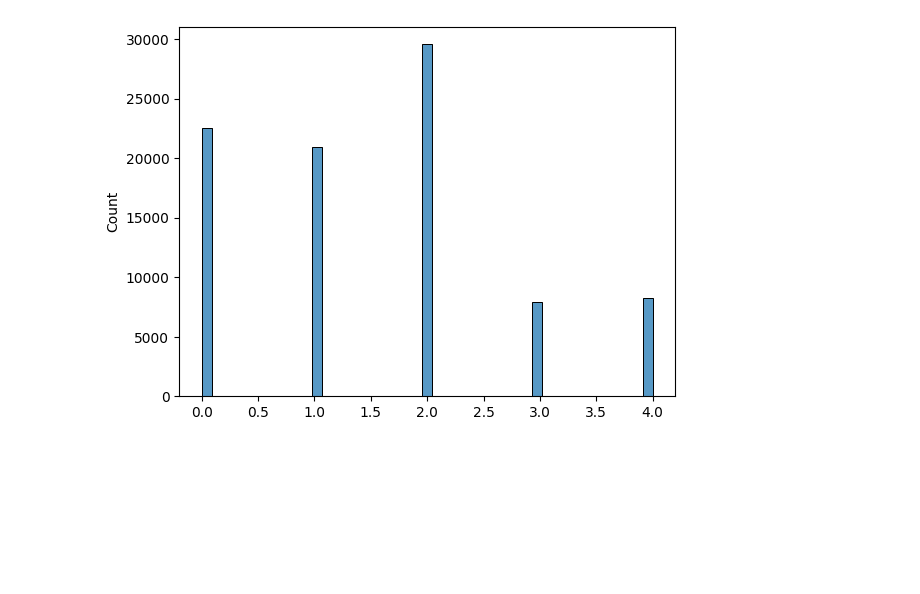
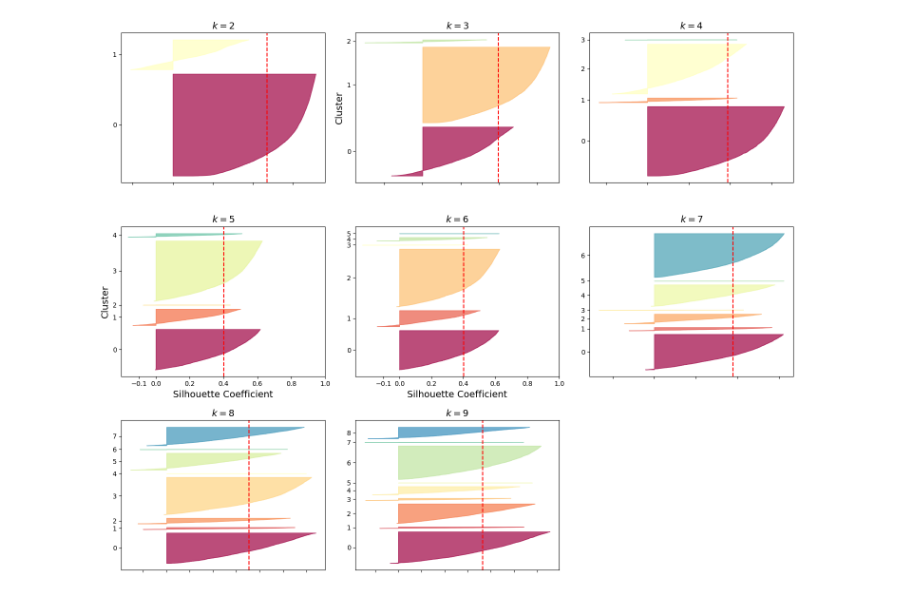
Before and after one commit to MichauJ/Learning-ML, a Jupyter notebook: Clustering exercises.ipynb, the cells around one changed output. Saved outputs shown, nothing was run; the diff lists cells and outputs as text; code cells hidden in the pictures; blank space fills up the shorter version.

```diff
--- a/Clustering exercises.ipynb
+++ b/Clustering exercises.ipynb
@@ -28,18 +204,15 @@ pca.variance
+# %%
+from sklearn.metrics import silhouette_score
+k_values = range(2, 10)
+inertias,silhouettes = [],[]
 # %%
-# Lista do przechowywania wartości bezwładności
-inertias = []
-
-# Zakres liczby klastrów
-k_values = range(1, 10)
-
 # Oblicz bezwładność dla każdej wartości k
 for k in k_values:
     pipeline = make_pipeline(
         StandardScaler(),
-        PCA(n_components=2),
         KMeans(n_clusters=k, random_state=42)
     )
-    pipeline.fit(df)
+    pipeline.fit(X)
     # Pobierz model KMeans z pipeline
     kmeans_model = pipeline.named_steps['kmeans']
     inertias.append(kmeans_model.inertia_)
@@ -47,9 +220,9 @@ for k in k_values:
 # Narysuj wykres
 plt.figure(figsize=(8, 5))
 plt.plot(k_values, inertias, marker='o')
-plt.title('Wykres bezwładności w funkcji liczby klastrów k')
-plt.xlabel('Liczba klastrów k')
-plt.ylabel('Bezwładność (inertia)')
+plt.title('Inertia in the function of number of k')
+plt.xlabel('N clusters')
+plt.ylabel('Inertia')
 plt.xticks(k_values)
 plt.grid(True)
 plt.tight_layout()
@@ -127,3 +270,62 @@ plt.show()
 # %%
-sns.histplot(y_pred)
+import numpy as np
+import matplotlib.pyplot as plt
+from sklearn.cluster import KMeans
+from sklearn.preprocessing import StandardScaler
+from sklearn.metrics import silhouette_score, silhouette_samples
+from matplotlib.ticker import FixedLocator, FixedFormatter
+import math
+
+# Assume X is defined
+scaler = StandardScaler()
+X_scaled = scaler.fit_transform(X)
+
+# Use k=2 to 9
+#k_values = list(range(2, 10))
+
+# Fit KMeans and compute silhouette scores
+kmeans_per_k = [KMeans(n_clusters=k, n_init=10, random_state=42).fit(X_scaled) for k in k_values]
+silhouette_scores = [silhouette_score(X_scaled, model.labels_) for model in kmeans_per_k]
+
+# Plotting
+cols = 3
+rows = math.ceil(len(k_values) / cols)
+plt.figure(figsize=(5 * cols, 4 * rows))
+
+for i, k in enumerate(k_values):
+    plt.subplot(rows, cols, i + 1)
+    kmeans = kmeans_per_k[i]
+    y_pred = kmeans.labels_
+    silhouette_coeffs = silhouette_samples(X_scaled, y_pred)
+
+    padding = len(X) // 30
+    pos = padding
+    ticks = []
+
+    for cluster in range(k):
+        coeffs = silhouette_coeffs[y_pred == cluster]
+        coeffs.sort()
+        color = plt.cm.Spectral(cluster / k)
+
+        plt.fill_betweenx(np.arange(pos, pos + len(coeffs)), 0, coeffs,
+                          facecolor=color, edgecolor=color, alpha=0.7)
+        ticks.append(pos + len(coeffs) // 2)
+        pos += len(coeffs) + padding
+
+    plt.gca().yaxis.set_major_locator(FixedLocator(ticks))
+    plt.gca().yaxis.set_major_formatter(FixedFormatter(range(k)))
+
+    if k in (3, 5):
+        plt.ylabel("Cluster")
+    if k in (5, 6):
+        plt.gca().set_xticks([-0.1, 0, 0.2, 0.4, 0.6, 0.8, 1])
+        plt.xlabel("Silhouette Coefficient")
+    else:
+        plt.tick_params(labelbottom=False)
+
+    plt.axvline(x=silhouette_scores[i], color="red", linestyle="--")
+    plt.title(f"$k={k}$")
+
+plt.tight_layout()
+plt.show()
 # %% [output]
@@ -131 +332 @@ sns.histplot(y_pred)
-[figure, old version]
+[figure, new version]
```
Also changed, not shown: parts of 21 cells of this notebook, 1 other file.
